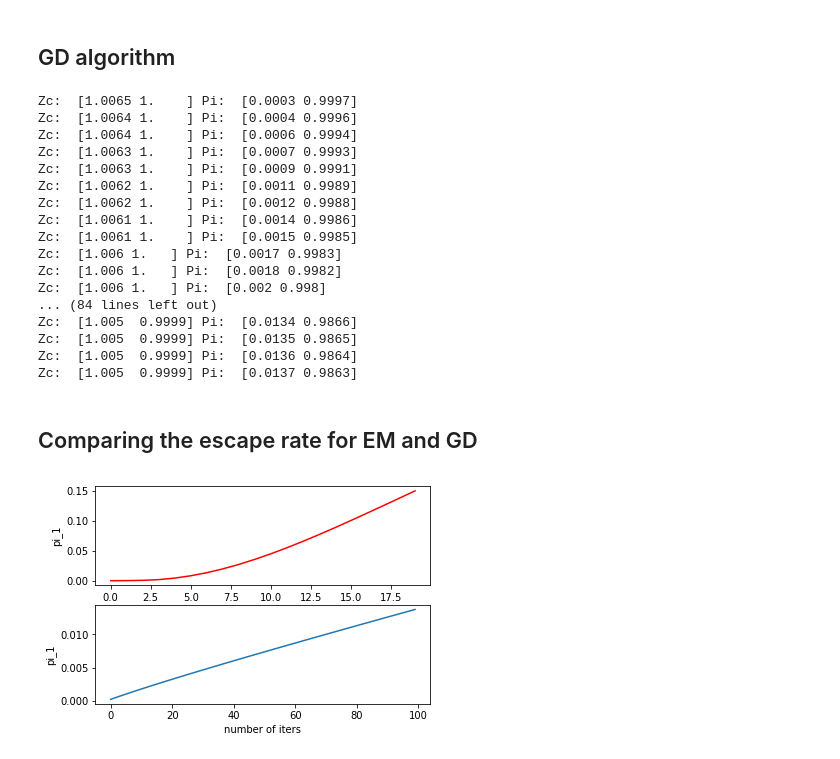
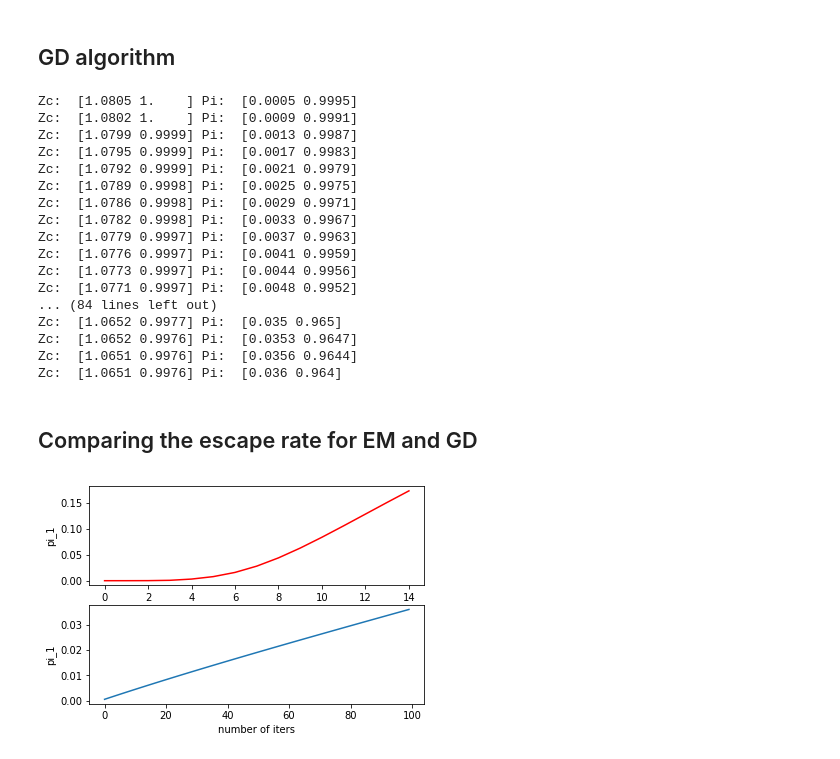
Before and after one commit to Gordon-Guojun-Zhang/UAI-2019, a Jupyter notebook: gaussian_mixture.ipynb, the cells around one changed output. Drawn from its saved outputs; the diff is of its cells as text; code cells hidden in the pictures.

```diff
--- a/gaussian_mixture.ipynb
+++ b/gaussian_mixture.ipynb
@@ -6,7 +6,7 @@ import numpy as np
 m = n = 2
 gPi = np.random.rand(m)
 gPi = gPi / np.sum(gPi)
-gMu = np.random.rand(m, n) * 2
+gMu = np.random.rand(m, n)
 gMu[1] = -gMu[0]
 # %%
 # choosing the number of samples
@@ -103,12 +103,13 @@ plt.show()## EM algorithm
 # %%
 avg = np.mean(data, axis = 0)
 # %%
+import nbm
 # go back to the same initialization
 Pi = np.copy(iPi)
 Mu = np.copy(iMu)
 Mu[1] = avg
 # set the step size
-ss = 0.05
+ss = 0.01
 # number of iterations
 iteration = 100
 loss_gd = np.zeros(iteration)
@@ -144,34 +145,35 @@ for itts in range(iteration):
     cross_entropy /= samples
     loss_gd[itts] = cross_entropy
 # %% [output]
-Zc:  [1.0065 1.    ] Pi:  [0.0003 0.9997]
-Zc:  [1.0064 1.    ] Pi:  [0.0004 0.9996]
-Zc:  [1.0064 1.    ] Pi:  [0.0006 0.9994]
-Zc:  [1.0063 1.    ] Pi:  [0.0007 0.9993]
-Zc:  [1.0063 1.    ] Pi:  [0.0009 0.9991]
-Zc:  [1.0062 1.    ] Pi:  [0.0011 0.9989]
-Zc:  [1.0062 1.    ] Pi:  [0.0012 0.9988]
-Zc:  [1.0061 1.    ] Pi:  [0.0014 0.9986]
-Zc:  [1.0061 1.    ] Pi:  [0.0015 0.9985]
-Zc:  [1.006 1.   ] Pi:  [0.0017 0.9983]
-Zc:  [1.006 1.   ] Pi:  [0.0018 0.9982]
-Zc:  [1.006 1.   ] Pi:  [0.002 0.998]
+Zc:  [1.0805 1.    ] Pi:  [0.0005 0.9995]
+Zc:  [1.0802 1.    ] Pi:  [0.0009 0.9991]
+Zc:  [1.0799 0.9999] Pi:  [0.0013 0.9987]
+Zc:  [1.0795 0.9999] Pi:  [0.0017 0.9983]
+Zc:  [1.0792 0.9999] Pi:  [0.0021 0.9979]
+Zc:  [1.0789 0.9998] Pi:  [0.0025 0.9975]
+Zc:  [1.0786 0.9998] Pi:  [0.0029 0.9971]
+Zc:  [1.0782 0.9998] Pi:  [0.0033 0.9967]
+Zc:  [1.0779 0.9997] Pi:  [0.0037 0.9963]
+Zc:  [1.0776 0.9997] Pi:  [0.0041 0.9959]
+Zc:  [1.0773 0.9997] Pi:  [0.0044 0.9956]
+Zc:  [1.0771 0.9997] Pi:  [0.0048 0.9952]
 ... (84 lines left out)
-Zc:  [1.005  0.9999] Pi:  [0.0134 0.9866]
-Zc:  [1.005  0.9999] Pi:  [0.0135 0.9865]
-Zc:  [1.005  0.9999] Pi:  [0.0136 0.9864]
-Zc:  [1.005  0.9999] Pi:  [0.0137 0.9863]
+Zc:  [1.0652 0.9977] Pi:  [0.035 0.965]
+Zc:  [1.0652 0.9976] Pi:  [0.0353 0.9647]
+Zc:  [1.0651 0.9976] Pi:  [0.0356 0.9644]
+Zc:  [1.0651 0.9976] Pi:  [0.036 0.964]
 # %% [markdown]
 ## Comparing the escape rate for EM and GD
 # %%
 plt.subplot(211)
 plt.xlabel("number of iters")
 plt.ylabel("pi_1")
-plt.plot(pis[:20], 'r')
+plt.plot(pis[:15], 'r')
 plt.subplot(212)
 plt.plot(pis_gd)
 plt.xlabel("number of iters")
 plt.ylabel("pi_1")
+plt.savefig('em_vs_gd_gmm.png')
 plt.show()## EM algorithm
 # %% [output]
-[figure, old version]
+[figure, new version]
```
Also changed, not shown: parts of 4 cells of this notebook.
